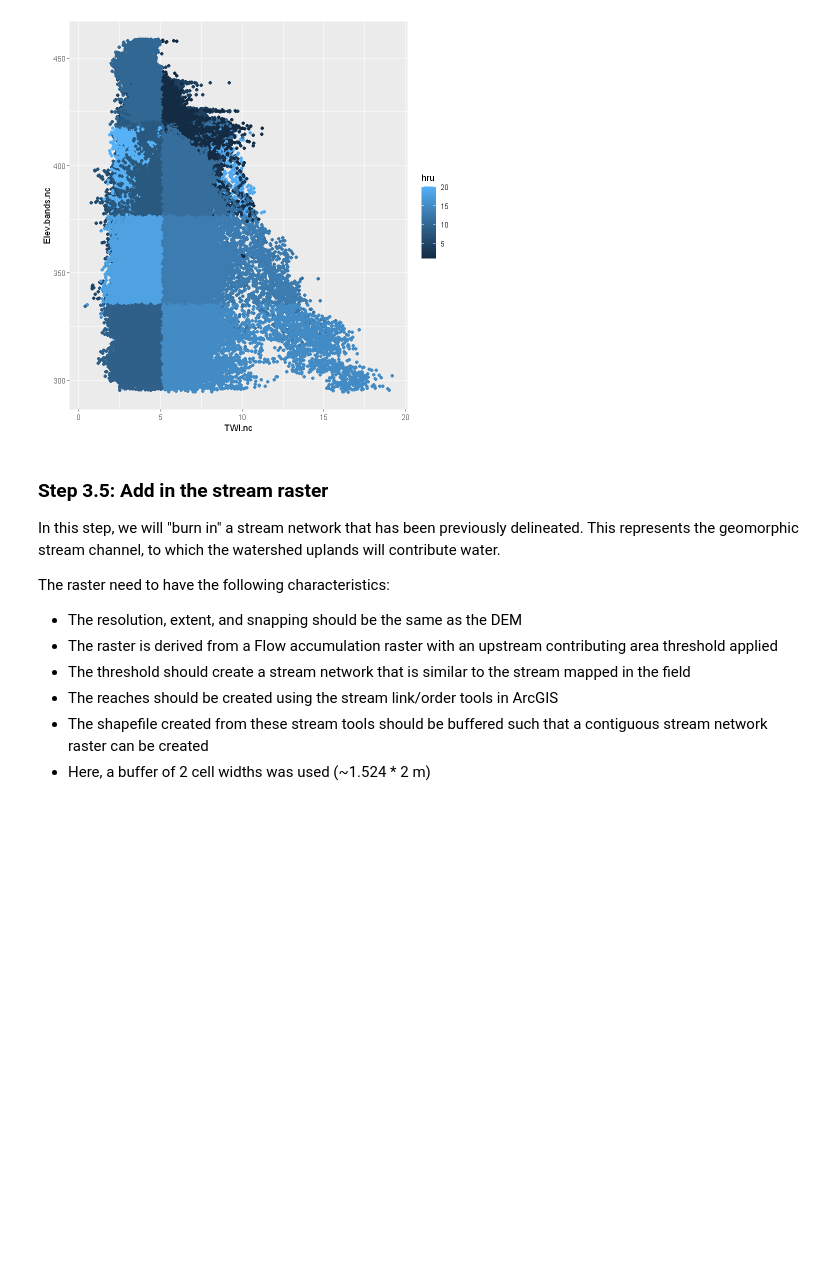
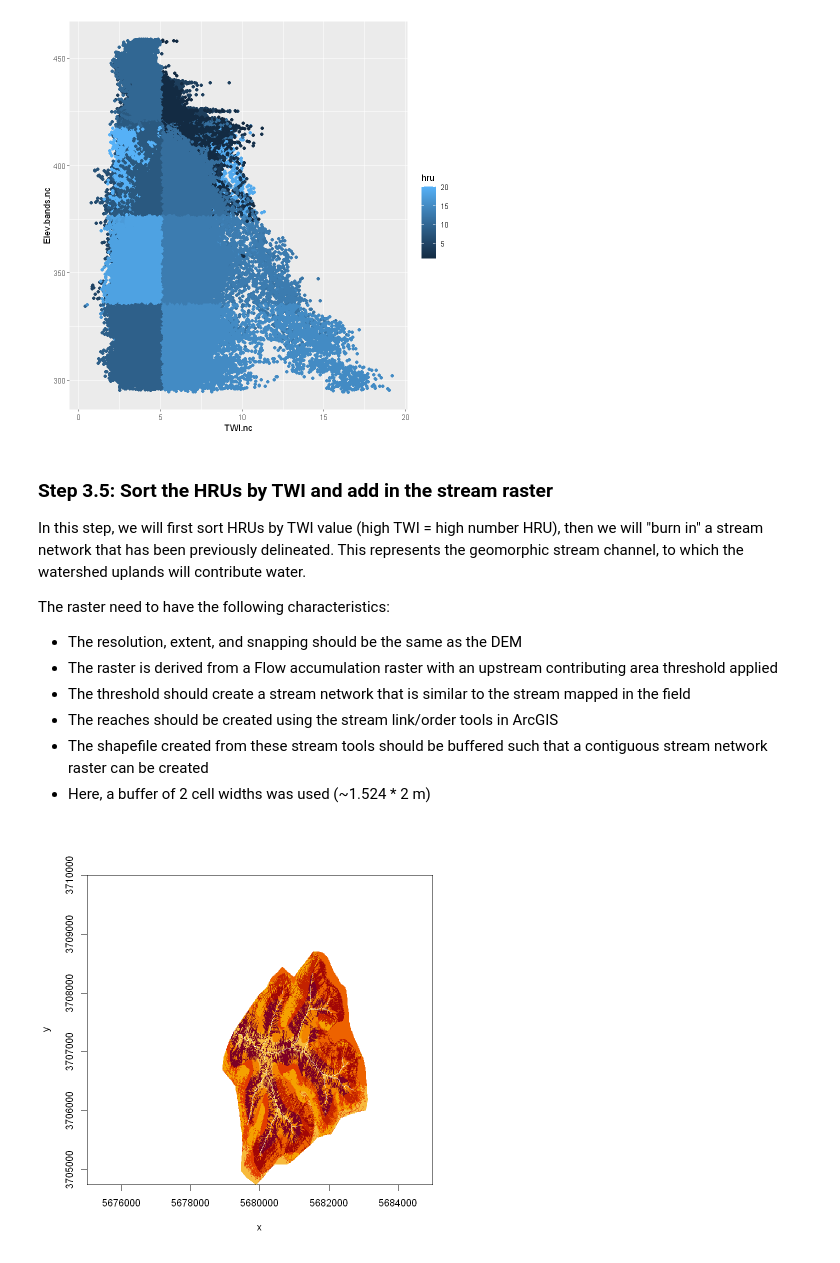
Before and after one commit to tyler-mahoney/modeling-streamflow-permanence, a Jupyter notebook: run-spatial-discretization.ipynb, the cells around one changed output. Drawn from its saved outputs; the diff is of its cells as text; code cells hidden in the pictures; blank space fills up the shorter version.

Commit message:
Finished the spatial discretization

```diff
--- a/run-spatial-discretization.ipynb
+++ b/run-spatial-discretization.ipynb
@@ -210,8 +214,8 @@ ggplot(data=FR.rasters.df.clean, aes(x=TWI.nc,y=Elev.bands.nc,col=hru))+geom_poi
 # %% [output]
 [figure]
 # %% [markdown]
-### Step 3.5: Add in the stream raster
-In this step, we will "burn in" a stream network that has been previously delineated. This represents the geomorphic stream channel, to which the watershed uplands will contribute water.
+### Step 3.5: Sort the HRUs by TWI and add in the stream raster
+In this step, we will first sort HRUs by TWI value (high TWI = high number HRU), then we will "burn in" a stream network that has been previously delineated. This represents the geomorphic stream channel, to which the watershed uplands will contribute water.
 
 The raster need to have the following characteristics:
 - The resolution, extent, and snapping should be the same as the DEM
@@ -224,0 +227,39 @@ FR.
+# %%
+## Calculate the mean TWI for each HRU - relabel the HRUs such that high valued TWI is the highest number HRU and low valued TWI is the lowest HRU
+## Note - this isn't necessary for dynatopmodel, but may be necessary for dynatop
+mean.twi <- data.frame(matrix(nrow=length(unique(FR.HRU)),ncol=5))
+names(mean.twi) <- c('HRU.name','atb.bar.unsort','id.new','atb.bar','id')
+mean.twi$HRU.name <- unique(FR.HRU)
+
+FR.hillslope.hru.matrix <- as.matrix(FR.HRU)
+TWI.dinf.matrix <- as.matrix(FR.TWI.dinf)
+
+for (i in 1:length(unique(FR.HRU))) {
+  mean.twi$atb.bar.unsort[i] <- mean(TWI.dinf.matrix[which(FR.hillslope.hru.matrix==unique(FR.HRU)[i])])
+}
+
+mean.twi$atb.bar <- sort(mean.twi$atb.bar.unsort,decreasing=F)
+mean.twi$id.new <- match(mean.twi$atb.bar.unsort,mean.twi$atb.bar)
+mean.twi$id <- 1:length(unique(FR.HRU))
+
+reclassify.matrix <- data.frame(matrix(nrow=length(unique(FR.HRU)),ncol=2))
+names(reclassify.matrix) <- c('is','becomes')
+reclassify.matrix$is <- mean.twi$HRU.name
+reclassify.matrix$becomes <- mean.twi$id.new
+
+FR.HRU <- reclassify(FR.HRU,reclassify.matrix)
+
+## Overlay the stream network atop the FR Hru raster
+FR.stream <- raster('SpatialInputData/FR_stream_network.tif')
+FR.stream[FR.stream==0] <- NA
+FR.HRU <- FR.HRU*10+max(max(unique(FR.stream)),100)               # Uniquely identifying the upland HRUs
+FR.HRU[FR.stream>0] <- FR.stream[FR.stream>0]                     # Identify the cells from the HRU raster that overlap with the stream, set those equal to the reach number
+writeRaster(FR.HRU,"SpatialInputData/FR_HRU.tif",overwrite=T)
+
+image(FR.HRU)
+twi.zonal <- zonal(x=FR.TWI.dinf,z=FR.HRU,fun='mean')
+FR.TWI.zonal <- reclassify(FR.HRU,twi.zonal)
+
+image(FR.TWI.zonal)
+# %% [output]
+[figure, added]
```
Also changed, not shown: parts of 22 cells of this notebook, 6 other files.
